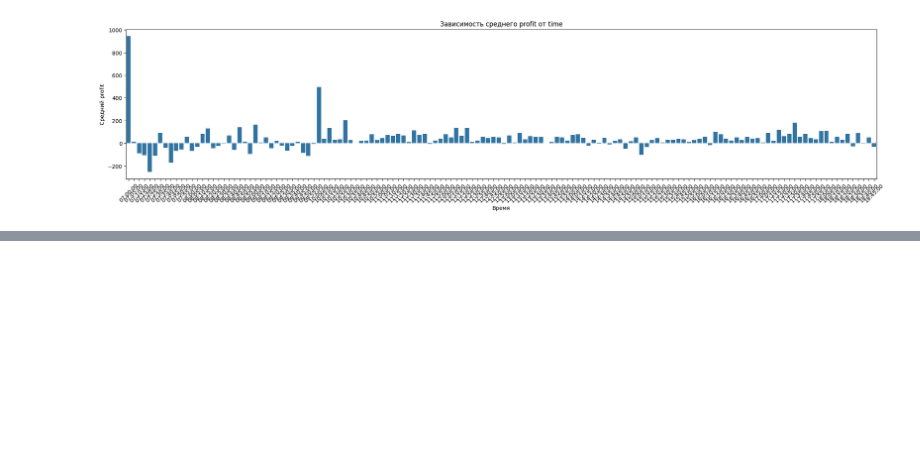
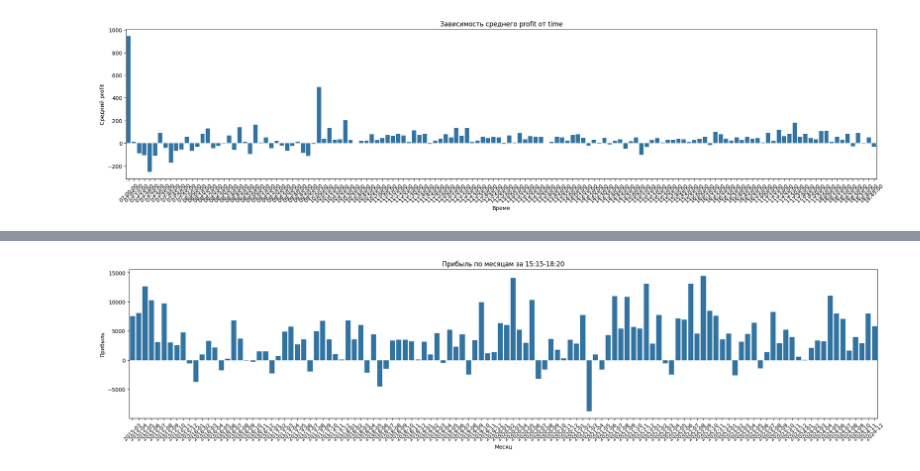
Before and after one commit to Alkor135/pj5_GMTS_trade_research, a Jupyter notebook: RTS_MOEX/GMTS_исследования_времени_торговли.ipynb, the cells around one changed output, grey strips where cells are left out. Cells and saved outputs as stored; diff of their text form; code cells hidden in the pictures; blank space fills up the shorter version.

```diff
--- a/RTS_MOEX/GMTS_исследования_времени_торговли.ipynb
+++ b/RTS_MOEX/GMTS_исследования_времени_торговли.ipynb
@@ -310,2 +312,15 @@ df_month_profit
 118 rows × 4 columns
+# %%
+df_month_profit = df_month_profit.sort_values(by='year_month', ascending=True)
+
+# Строим график зависимости
+plt.figure(figsize=(25, 5))
+sns.barplot(x=df_month_profit['year_month'].astype(str), y=df_month_profit['total_profit'])
+plt.xticks(rotation=45)  # Поворачиваем подписи оси X для читаемости
+plt.title('Прибыль по месяцам за 15:15-18:20')
+plt.xlabel('Месяц')
+plt.ylabel('Прибыль')
+plt.show()
+# %% [output]
+[figure, added]
 # %% [markdown]
```
Also changed, not shown: parts of 17 cells of this notebook.
